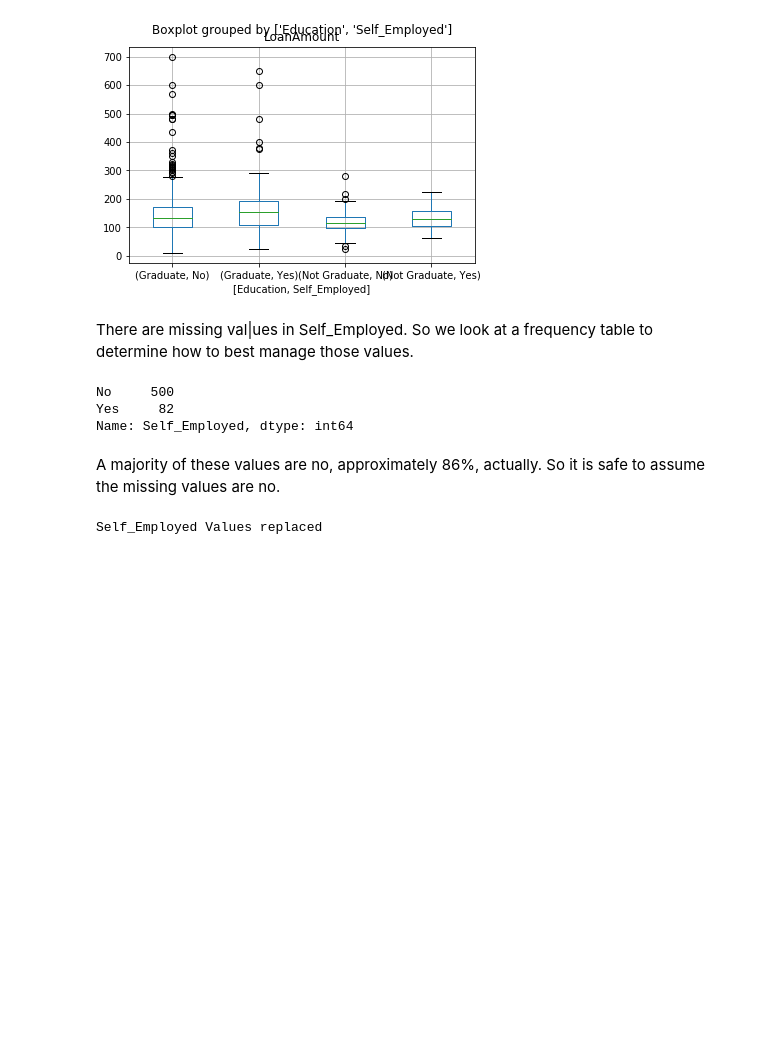
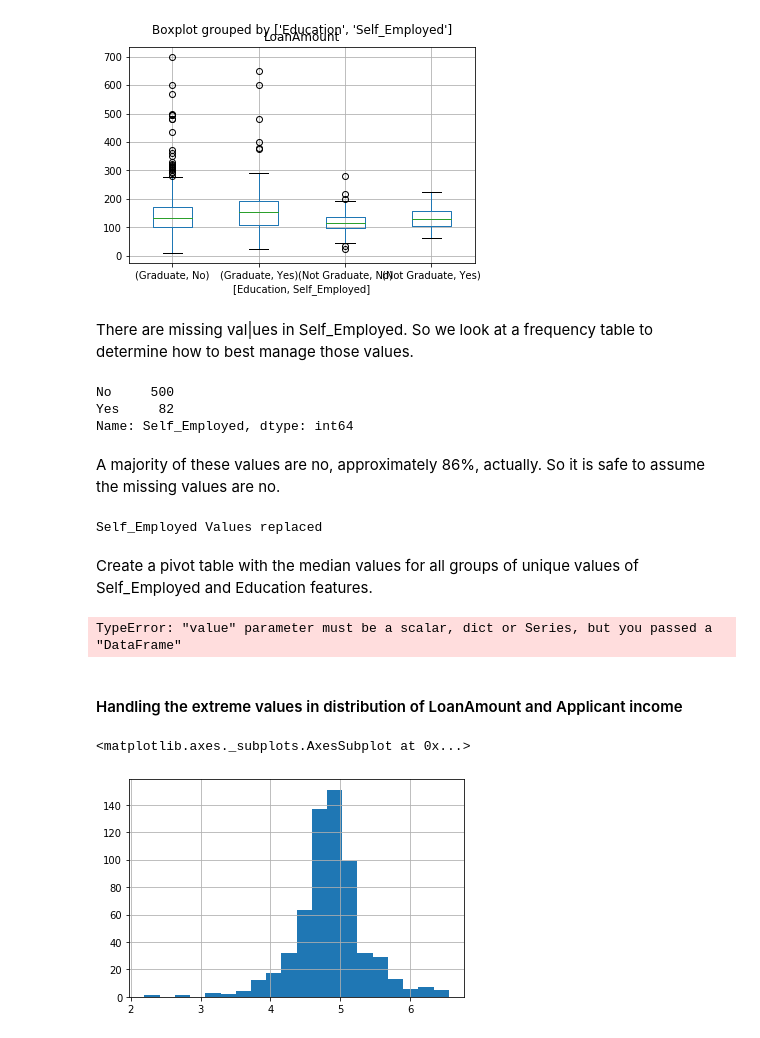
Before and after one commit to kdenny25/Loan_Prediction, a Jupyter notebook: Loan Prediction.ipynb, the cells around one changed output. Drawn from its saved outputs; the diff is of its cells as text; code cells hidden in the pictures; blank space fills up the shorter version.

Commit message:
Add files via upload
replaced missing data elements and normalized distribution of Income and Loan amount

```diff
--- a/Loan Prediction.ipynb
+++ b/Loan Prediction.ipynb
@@ -253,3 +253,26 @@ df_train['Self_Employed'].fillna('No', inplace=True)
 print("Self_Employed Values replaced")
 # %% [output]
 Self_Employed Values replaced
+# %% [markdown]
+Create a pivot table with the median values for all groups of unique values of Self_Employed and Education features.
+# %%
+table = df_train.pivot_table(values='LoanAmount', index='Self_Employed', columns='Education', aggfunc=np.median)
+
+# Define function to return value of this pivot_table
+
+def fage(x):
+    return table.loc[x['Self_Employed'], x['Education']]
+
+# Replace missing values
+
+df_train['LoanAmount'].fillna(df_train[df_train['LoanAmount'].isnull()].apply(fage, axis=1), inplace=True)
+# %% [output]
+TypeError: "value" parameter must be a scalar, dict or Series, but you passed a "DataFrame"
+# %% [markdown]
+#### Handling the extreme values in distribution of LoanAmount and Applicant income
+# %%
+df_train['LoanAmount_log'] = np.log(df_train['LoanAmount'])
+df_train['LoanAmount_log'].hist(bins=20)
+# %% [output]
+<matplotlib.axes._subplots.AxesSubplot at 0x...>
+[figure, added]
```
Also changed, not shown: parts of 2 cells of this notebook.
